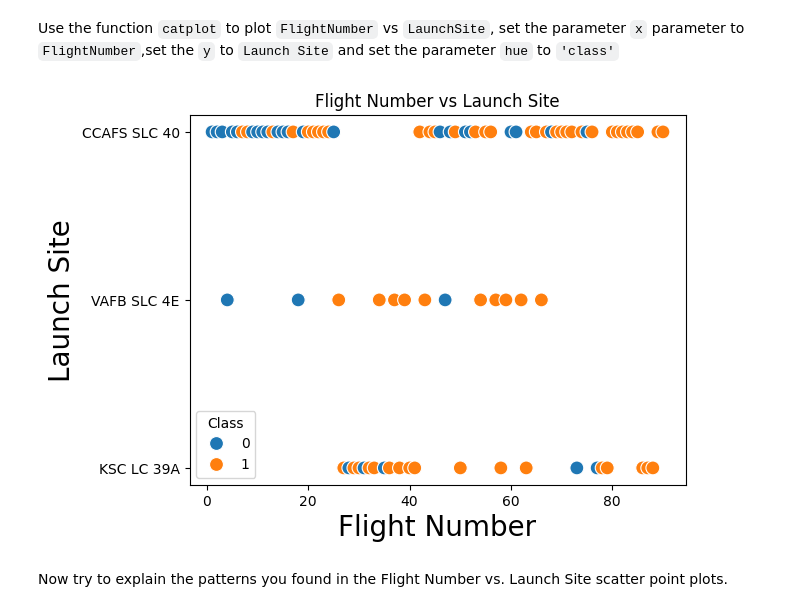
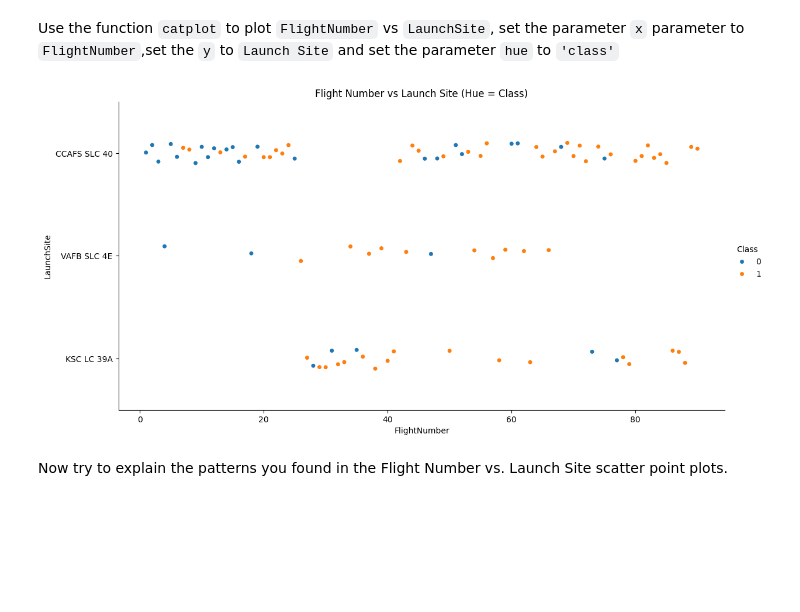
Before and after one commit to amraz39/spaceY, a Jupyter notebook: edadataviz.ipynb, the cells around one changed output. Drawn from its saved outputs; the diff is of its cells as text; code cells hidden in the pictures; blank space fills up the shorter version.

```diff
--- a/edadataviz.ipynb
+++ b/edadataviz.ipynb
@@ -96,13 +96,13 @@ Next, let's drill down to each site visualize its detailed launch records.
 Use the function <code>catplot</code> to plot <code>FlightNumber</code> vs <code>LaunchSite</code>, set the  parameter <code>x</code>  parameter to <code>FlightNumber</code>,set the  <code>y</code> to <code>Launch Site</code> and set the parameter <code>hue</code> to <code>'class'</code>
 # %%
 # Plot a scatter point chart with x axis to be Flight Number and y axis to be the launch site, and hue to be the class value
-sns.scatterplot(y="LaunchSite", x="FlightNumber", hue="Class", data=df, palette='tab10', s=100)
-plt.xlabel("Flight Number",fontsize=20)
-plt.ylabel("Launch Site",fontsize=20)
-plt.title("Flight Number vs Launch Site")
+sns.catplot(data=df, x='FlightNumber', y='LaunchSite', hue='Class', height=6, aspect=2)
+
+# Display the plot
+plt.title('Flight Number vs Launch Site (Hue = Class)')
 plt.show()
 # %% [output]
-[figure, old version]
+[figure, new version]
 # %% [markdown]
 Now try to explain the patterns you found in the Flight Number vs. Launch Site scatter point plots.
 # %% [markdown]
```
